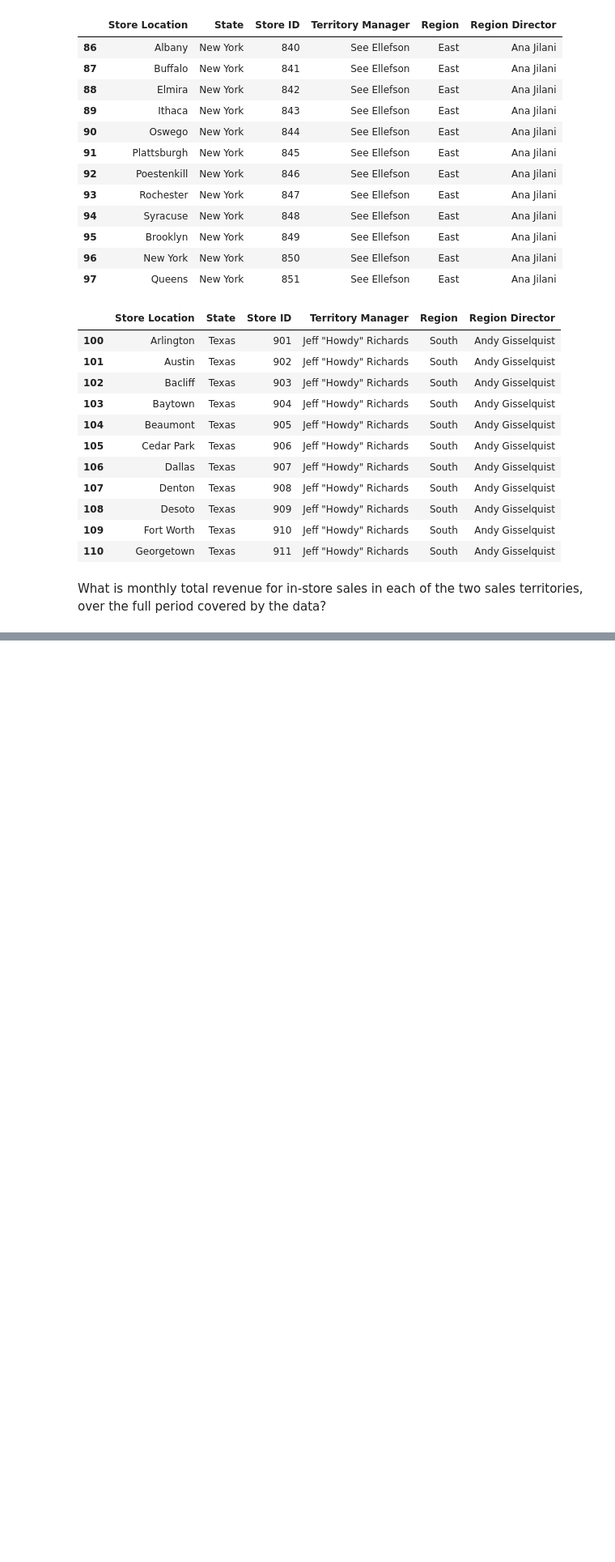
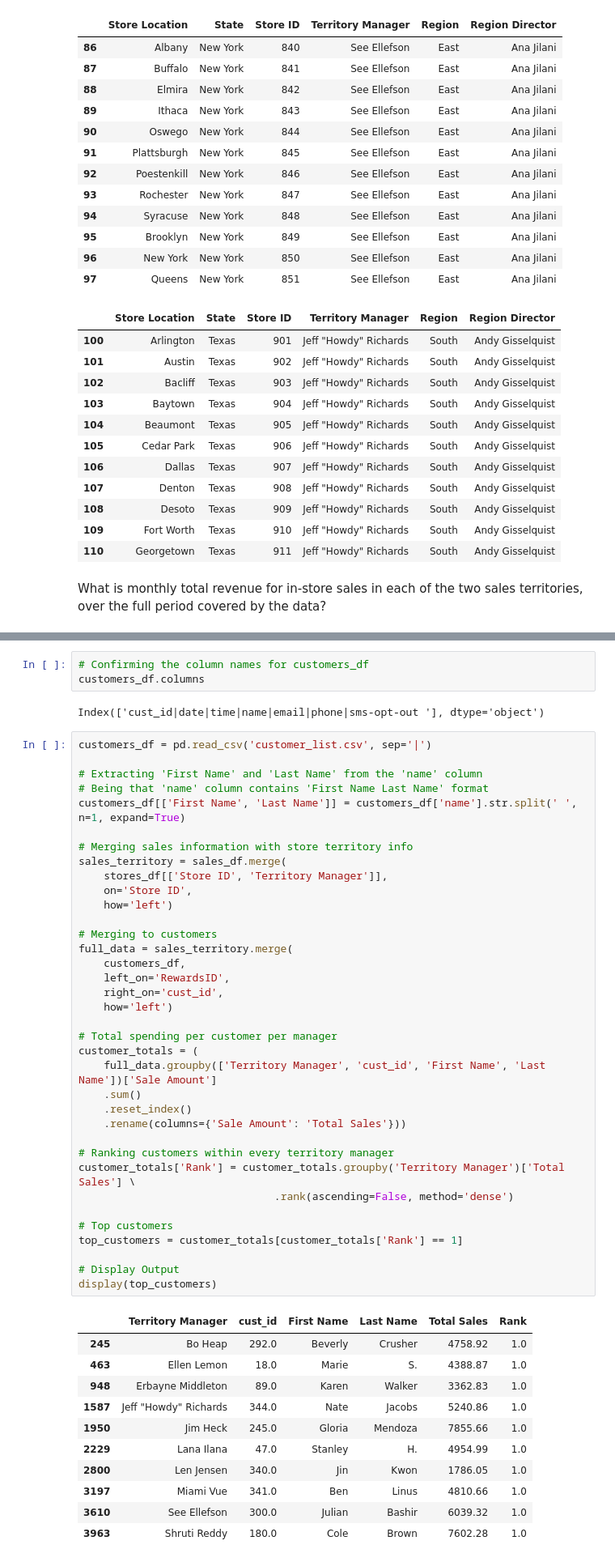
Before and after one commit to elandverymuchnothing/Capstone_2, a Jupyter notebook: lastname_sales_analysis.ipynb, the cells around one changed output, grey strips where cells are left out. Shown at 81% size. Cells and saved outputs as stored; diff of their text form; blank space fills up the shorter version.

```diff
--- a/lastname_sales_analysis.ipynb
+++ b/lastname_sales_analysis.ipynb
@@ -253,0 +390,53 @@ display(monthly_rev)
+# %%
+# Confirming the column names for customers_df
+customers_df.columns
+# %% [output]
+Index(['cust_id|date|time|name|email|phone|sms-opt-out '], dtype='object')
+# %%
+customers_df = pd.read_csv('customer_list.csv', sep='|')
+
+# Extracting 'First Name' and 'Last Name' from the 'name' column
+# Being that 'name' column contains 'First Name Last Name' format
+customers_df[['First Name', 'Last Name']] = customers_df['name'].str.split(' ', n=1, expand=True)
+
+# Merging sales information with store territory info
+sales_territory = sales_df.merge(
+    stores_df[['Store ID', 'Territory Manager']],
+    on='Store ID',
+    how='left')
+
+# Merging to customers
+full_data = sales_territory.merge(
+    customers_df,
+    left_on='RewardsID',
+    right_on='cust_id',
+    how='left')
+
+# Total spending per customer per manager
+customer_totals = (
+    full_data.groupby(['Territory Manager', 'cust_id', 'First Name', 'Last Name'])['Sale Amount']
+    .sum()
+    .reset_index()
+    .rename(columns={'Sale Amount': 'Total Sales'}))
+
+# Ranking customers within every territory manager
+customer_totals['Rank'] = customer_totals.groupby('Territory Manager')['Total Sales'] \
+                               .rank(ascending=False, method='dense')
+
+# Top customers
+top_customers = customer_totals[customer_totals['Rank'] == 1]
+
+# Display Output
+display(top_customers)
+# %% [output]
+|  | Territory Manager | cust_id | First Name | Last Name | Total Sales | Rank |
+| 245 | Bo Heap | 292.0 | Beverly | Crusher | 4758.92 | 1.0 |
+| 463 | Ellen Lemon | 18.0 | Marie | S. | 4388.87 | 1.0 |
+| 948 | Erbayne Middleton | 89.0 | Karen | Walker | 3362.83 | 1.0 |
+| 1587 | Jeff "Howdy" Richards | 344.0 | Nate | Jacobs | 5240.86 | 1.0 |
+| 1950 | Jim Heck | 245.0 | Gloria | Mendoza | 7855.66 | 1.0 |
+| 2229 | Lana Ilana | 47.0 | Stanley | H. | 4954.99 | 1.0 |
+| 2800 | Len Jensen | 340.0 | Jin | Kwon | 1786.05 | 1.0 |
+| 3197 | Miami Vue | 341.0 | Ben | Linus | 4810.66 | 1.0 |
+| 3610 | See Ellefson | 300.0 | Julian | Bashir | 6039.32 | 1.0 |
+| 3963 | Shruti Reddy | 180.0 | Cole | Brown | 7602.28 | 1.0 |
```
Also changed, not shown: parts of 16 cells of this notebook.
